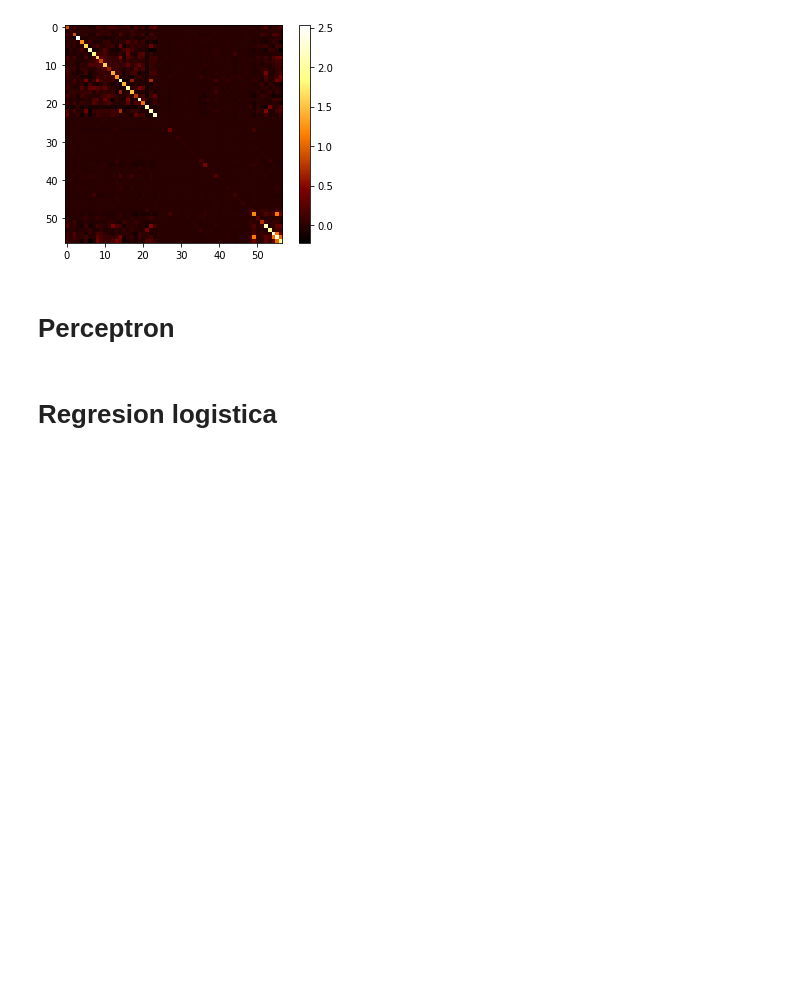
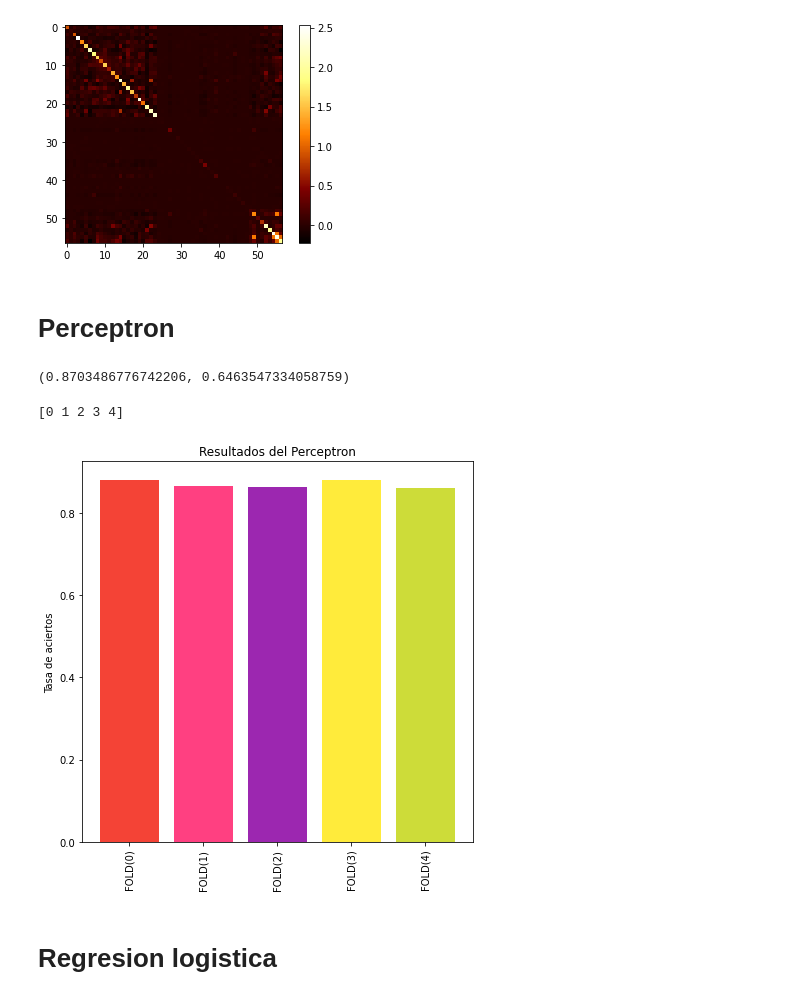
Before and after one commit to nachocodexx/cinvestav-da-final_project, a Jupyter notebook: Untitled.ipynb, the cells around one changed output. Cells and saved outputs as stored; diff of their text form; code cells hidden in the pictures; blank space fills up the shorter version.

```diff
--- a/Untitled.ipynb
+++ b/Untitled.ipynb
@@ -431,7 +458,7 @@ def cost_fn(X,w):
     return (-w.T@X).sum()
 def GD(X,**kwargs):
 #     w             = np.random.rand(X.shape[0]).reshape(-1,1)
-    w             = np.ones(X.shape[0]).reshape(-1,1)
+    wp=w          = np.ones(X.shape[0]).reshape(-1,1)
     lr            = kwargs.get('learning_rate',0.01)
     epochs        = kwargs.get('epochs',100)
     show_progress = kwargs.get('show_progress',False )
@@ -441,6 +468,7 @@ def GD(X,**kwargs):
     max_iteration_reached = False
     convergence_reached = False
     predicate = True
+    h=hp=0
     while(predicate):
         gxs                   = w.T@X
         mask0                 = (gxs >0).T.flatten()
@@ -449,27 +477,54 @@ def GD(X,**kwargs):
         delta_Jw              = -(_X_.sum(axis=1)).reshape(-1,1)
         Jw                    = cost_fn(_X_,w)
         w                     = w + (lr*delta_Jw)
+#       Pocket
+        h                    = mask0.astype(int).sum()
+        #print(h,hp)
+        if(h>hp):
+            wp = w
+            hp=h
+#       End pocket
         max_iteration_reached = i>= epochs
         convergence_reached   = np.all(mask0)
         predicate             = not ( max_iteration_reached or convergence_reached )
         i+=1
-    return w,convergence_reached,max_iteration_reached
+    return w,convergence_reached,max_iteration_reached,wp,hp
 
 def test_perceptron():
     accurracies =[]
+    acc2 =[]
     for INDEX in range(FOLDS):
         X_train,y_train = Xys_train[INDEX]
         _SS,(w0,w1)     = getWiByClass(X_train,y_train)
         XXX             = augmentX(np.concatenate([w0,-w1]).T)
-        W,cr,mr         = GD(XXX,epochs=10000,learning_rate=0.0001)
+        W,cr,mr,wp,hp   = GD(XXX,epochs=10000,learning_rate=0.0001)
+        #print("Fold[{}] Converge reached= {}\nMax. Iterations reached = {}\nhp={}\nwp={}\nw={}".format(INDEX,cr,mr,hp,wp,W))
+        #print("_"*100)
         X_test , y_test = Xys_test[INDEX]
         X               = augmentX(_SS.transform(X_test).T)
         n               = y_test.shape[0]
         res             = (((W.T@X)>0).astype(int) == y_test).astype(int).sum()/n
+        res2            = (((wp.T@X)>0).astype(int) == y_test).astype(int).sum()/n
         accurracies.append(res)
-    return np.array(accurracies)
+        acc2.append(res2)
+    return np.array(accurracies),np.array(res2)
 # %%
-perceptron_results = test_perceptron()
+perceptron_results,res2  = test_perceptron()
+perceptron_results.mean(),res2.mean()
+# %% [output]
+(0.8703486776742206, 0.6463547334058759)
+# %%
+plot_mean(
+          perceptron_results,
+          x_ticks= ["FOLD(0)","FOLD(1)","FOLD(2)","FOLD(3)","FOLD(4)"],
+            title = "Resultados del Perceptron",
+            y_label = "Tasa de aciertos",
+            x_label = ""
+         )
+plt.savefig("p1",dpi=300)
+# %% [output]
+[0 1 2 3 4]
+[figure, added]
 # %% [markdown]
 # Regresion logistica
 # %%
```
Also changed, not shown: parts of 9 cells of this notebook, 1 other file.
